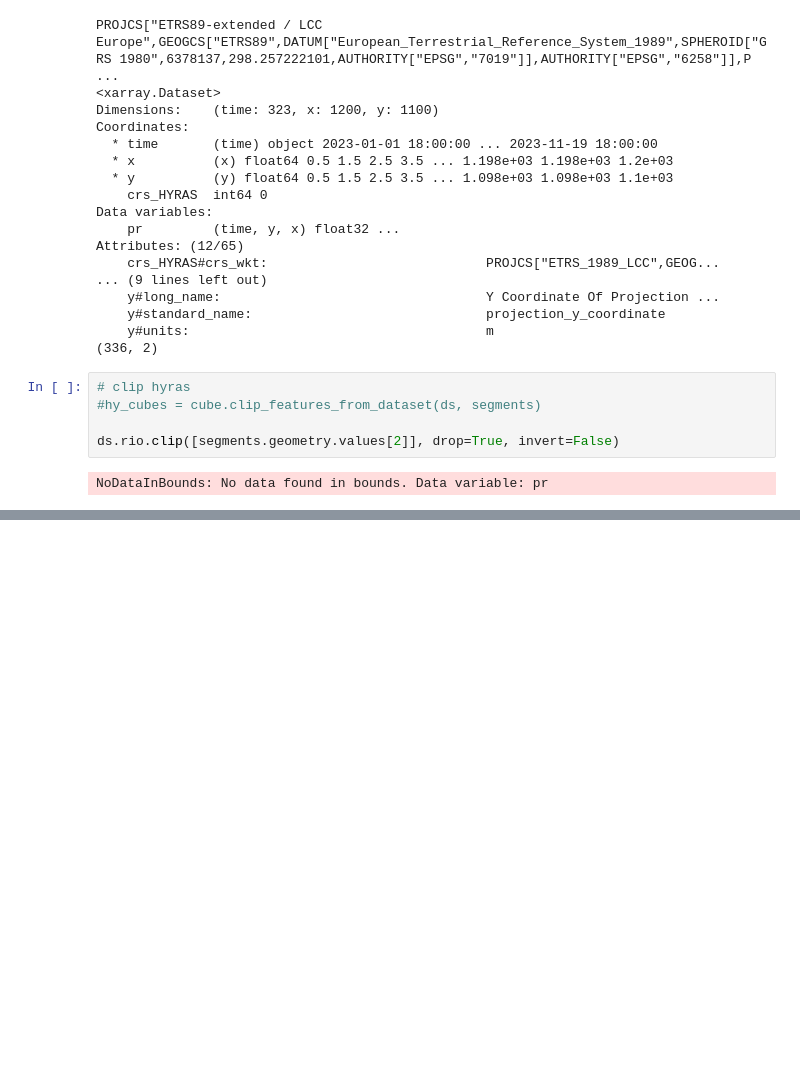
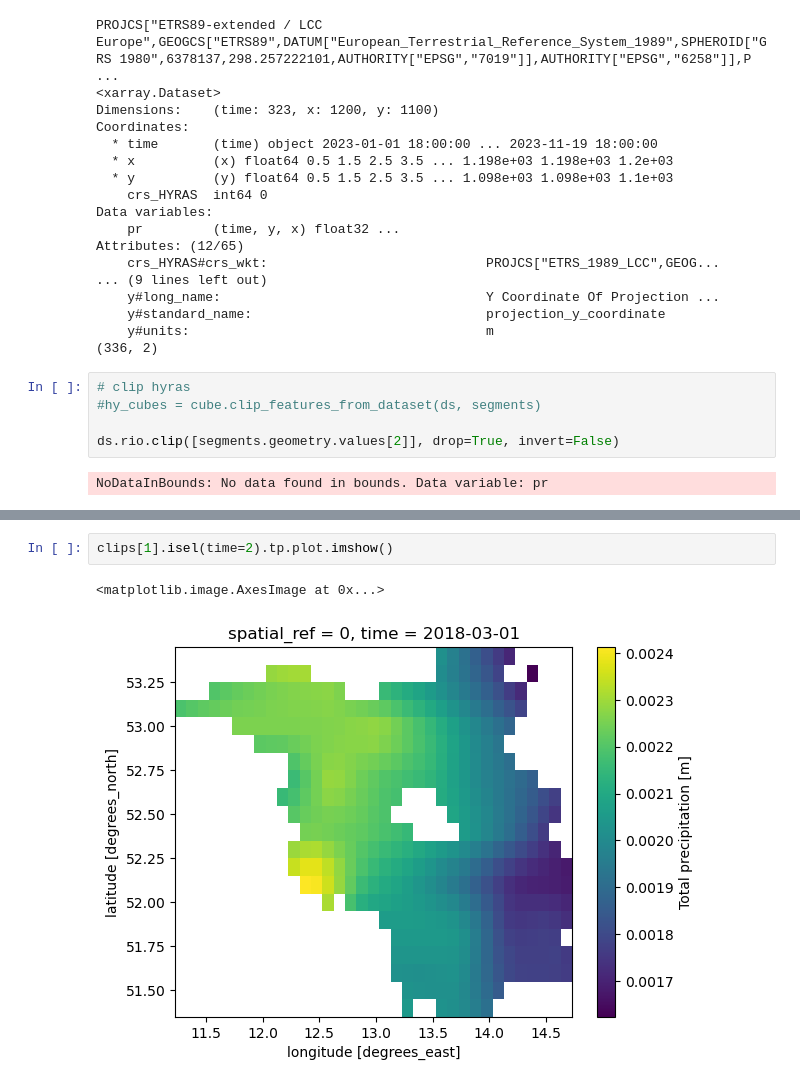
Before and after one commit to mmaelicke/zonal-variograms, a Jupyter notebook: examples.ipynb, the cells around one changed output, grey strips where cells are left out. Cells and saved outputs as stored; diff of their text form; blank space fills up the shorter version.

```diff
--- a/examples.ipynb
+++ b/examples.ipynb
@@ -368,0 +431,5 @@ NoDataInBounds: No data found in bounds. Data variable: pr
+# %%
+clips[1].isel(time=2).tp.plot.imshow()
+# %% [output]
+<matplotlib.image.AxesImage at 0x...>
+[figure, added]
```
Also changed, not shown: parts of 6 cells of this notebook, 1 other file.
